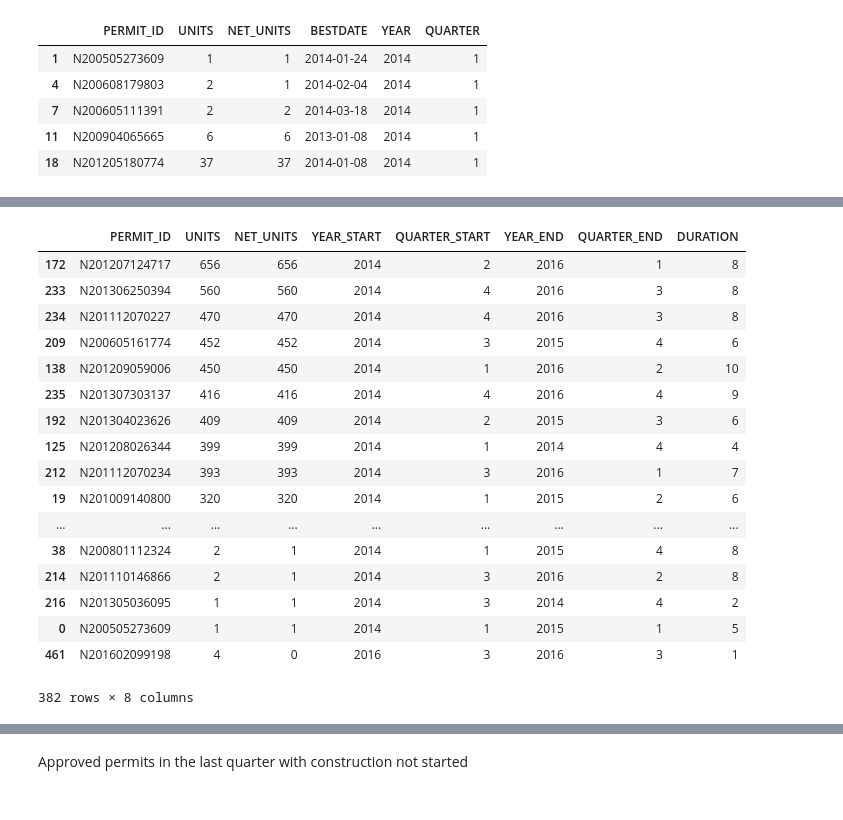
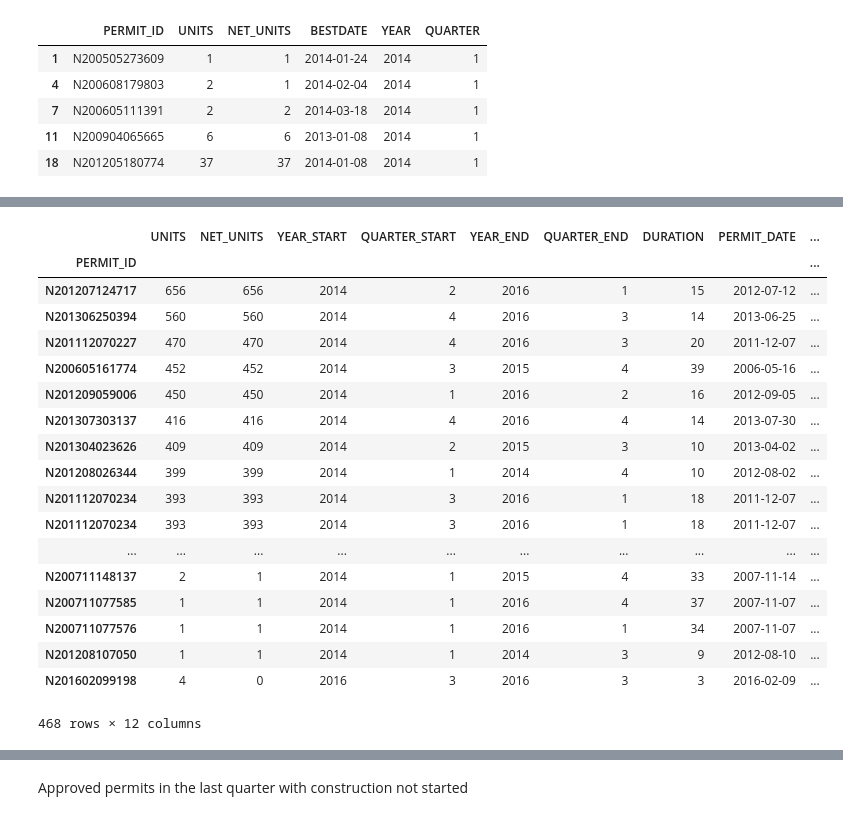
Before and after one commit to openland/statecraft-projects, a Jupyter notebook: housing_pipeline.ipynb, the cells around one changed output, grey strips where cells are left out. Drawn from its saved outputs; the diff is of its cells as text; code cells hidden in the pictures.

```diff
--- a/housing_pipeline.ipynb
+++ b/housing_pipeline.ipynb
@@ -30,6 +30,15 @@ def loadData():
             data.append(X)
     df = pd.concat(data)
     return df
+
+def loadPermits():
+    converters = {'Permit Number': lambda x: 'N'+x.replace(',','')}
+    X = pd.read_csv("data_complete/Building_Permits_Filtered.csv", sep=',', infer_datetime_format=True, parse_dates=['PERMIT_DATE', 'PERMIT_STATUS_DATE'])
+    X = X.set_index('PERMIT_ID')
+    return X
+
+permits = loadPermits()
+
 df = loadData()
 #print(df.head())
 df = df[columns]
@@ -57,10 +66,10 @@ See the caveats in the documentation: http://pandas.pydata.org/pandas-docs/stabl
 # %%
 #df[(df["BESTSTAT"] == "CONSTRUCTION") & (df["YEAR"] == 2014)].sort_values(by=['NET_UNITS'], ascending=False)
 #construction_start = df.sort(['BESTDATE', 'YEAR', 'QUARTER']).drop_duplicates(subset=distinct_columns, keep="first")
-construction_start = df.sort(['YEAR', 'QUARTER']).drop_duplicates(subset=distinct_columns, keep="first")
+construction_start = df.sort_values(['YEAR', 'QUARTER']).drop_duplicates(subset=distinct_columns, keep="first")
 #construction_start.rename(columns = {'BESTDATE':'STARTDATE'}, inplace = True)
 
-construction_end = df.sort(['YEAR', 'QUARTER']).drop_duplicates(subset=distinct_columns, keep="last")
+construction_end = df.sort_values(['YEAR', 'QUARTER']).drop_duplicates(subset=distinct_columns, keep="last")
 #construction_end.rename(columns = {'BESTDATE':'ENDDATE'}, inplace = True)
 
 
@@ -69,7 +78,18 @@ data = pd.merge(construction_start[['PERMIT_ID', 'YEAR', 'QUARTER']], constructi
 # not applicable as BESTDATE seems not to be updated
 #data['DURATION'] = (data['ENDDATE'] - data['STARTDATE']) / np.timedelta64(1, 'D')
 
-data['DURATION'] = (data['YEAR_END'] - data['YEAR_START']) * 4 + data['QUARTER_END'] - data['QUARTER_START'] + 1
-data = data[['PERMIT_ID', 'UNITS', 'NET_UNITS', 'YEAR_START', 'QUARTER_START', 'YEAR_END', 'QUARTER_END', 'DURATION']]
+data = data[~data.duplicated('PERMIT_ID')]
+
+data = data.set_index('PERMIT_ID')
+
+print(len(data))
+data = data.join(permits, how='inner')
+print(len(data))
+
+data['PERMIT_DATE_YEAR'] = pd.DatetimeIndex(data['PERMIT_DATE']).year
+data['PERMIT_DATE_QUARTER'] = pd.DatetimeIndex(data['PERMIT_DATE']).quarter
+
+data['DURATION'] = (data['YEAR_END'] - data['PERMIT_DATE_YEAR']) * 4 + data['QUARTER_END'] - data['PERMIT_DATE_QUARTER'] + 1
+data = data[['UNITS', 'NET_UNITS', 'YEAR_START', 'QUARTER_START', 'YEAR_END', 'QUARTER_END', 'DURATION', 'PERMIT_DATE', 'PERMIT_DATE_YEAR', 'PERMIT_DATE_QUARTER', 'PERMIT_STATUS', 'PERMIT_STATUS_DATE']]
 data.head()
 # %% [output]
@@ -107,7 +129,7 @@ dtype: int64
 # %%
-not_completed_ids = data[(data['YEAR_END'] == 2017)]['PERMIT_ID']
-complete = data[~data['PERMIT_ID'].isin(not_completed_ids)]
-incomplete = data[data['PERMIT_ID'].isin(not_completed_ids)]
+not_completed_ids = data[(data['YEAR_END'] == 2017)].index
+complete = data[~data.index.isin(not_completed_ids)]
+incomplete = data[data.index.isin(not_completed_ids)]
 print(complete.count())
 print(incomplete.count())
 # %% [output]
@@ -132,24 +153,25 @@ dtype: int64
 # %%
-complete.sort(['NET_UNITS'], ascending=False)
+complete.sort_values(['NET_UNITS'], ascending=False)
 # %% [output]
-|  | PERMIT_ID | UNITS | NET_UNITS | YEAR_START | QUARTER_START | YEAR_END | QUARTER_END | DURATION |
-| 172 | N201207124717 | 656 | 656 | 2014 | 2 | 2016 | 1 | 8 |
-| 233 | N201306250394 | 560 | 560 | 2014 | 4 | 2016 | 3 | 8 |
-| 234 | N201112070227 | 470 | 470 | 2014 | 4 | 2016 | 3 | 8 |
-| 209 | N200605161774 | 452 | 452 | 2014 | 3 | 2015 | 4 | 6 |
-| 138 | N201209059006 | 450 | 450 | 2014 | 1 | 2016 | 2 | 10 |
-| 235 | N201307303137 | 416 | 416 | 2014 | 4 | 2016 | 4 | 9 |
-| 192 | N201304023626 | 409 | 409 | 2014 | 2 | 2015 | 3 | 6 |
-| 125 | N201208026344 | 399 | 399 | 2014 | 1 | 2014 | 4 | 4 |
-| 212 | N201112070234 | 393 | 393 | 2014 | 3 | 2016 | 1 | 7 |
-| 19 | N201009140800 | 320 | 320 | 2014 | 1 | 2015 | 2 | 6 |
-| ... | ... | ... | ... | ... | ... | ... | ... | ... |
-| 38 | N200801112324 | 2 | 1 | 2014 | 1 | 2015 | 4 | 8 |
-| 214 | N201110146866 | 2 | 1 | 2014 | 3 | 2016 | 2 | 8 |
-| 216 | N201305036095 | 1 | 1 | 2014 | 3 | 2014 | 4 | 2 |
-| 0 | N200505273609 | 1 | 1 | 2014 | 1 | 2015 | 1 | 5 |
-| 461 | N201602099198 | 4 | 0 | 2016 | 3 | 2016 | 3 | 1 |
+|  | UNITS | NET_UNITS | YEAR_START | QUARTER_START | YEAR_END | QUARTER_END | DURATION | PERMIT_DATE | ... |
+| PERMIT_ID |  |  |  |  |  |  |  |  | ... |
+| N201207124717 | 656 | 656 | 2014 | 2 | 2016 | 1 | 15 | 2012-07-12 | ... |
+| N201306250394 | 560 | 560 | 2014 | 4 | 2016 | 3 | 14 | 2013-06-25 | ... |
+| N201112070227 | 470 | 470 | 2014 | 4 | 2016 | 3 | 20 | 2011-12-07 | ... |
+| N200605161774 | 452 | 452 | 2014 | 3 | 2015 | 4 | 39 | 2006-05-16 | ... |
+| N201209059006 | 450 | 450 | 2014 | 1 | 2016 | 2 | 16 | 2012-09-05 | ... |
+| N201307303137 | 416 | 416 | 2014 | 4 | 2016 | 4 | 14 | 2013-07-30 | ... |
+| N201304023626 | 409 | 409 | 2014 | 2 | 2015 | 3 | 10 | 2013-04-02 | ... |
+| N201208026344 | 399 | 399 | 2014 | 1 | 2014 | 4 | 10 | 2012-08-02 | ... |
+| N201112070234 | 393 | 393 | 2014 | 3 | 2016 | 1 | 18 | 2011-12-07 | ... |
+| N201112070234 | 393 | 393 | 2014 | 3 | 2016 | 1 | 18 | 2011-12-07 | ... |
+| ... | ... | ... | ... | ... | ... | ... | ... | ... | ... |
+| N200711148137 | 2 | 1 | 2014 | 1 | 2015 | 4 | 33 | 2007-11-14 | ... |
+| N200711077585 | 1 | 1 | 2014 | 1 | 2016 | 4 | 37 | 2007-11-07 | ... |
+| N200711077576 | 1 | 1 | 2014 | 1 | 2016 | 1 | 34 | 2007-11-07 | ... |
+| N201208107050 | 1 | 1 | 2014 | 1 | 2014 | 3 | 9 | 2012-08-10 | ... |
+| N201602099198 | 4 | 0 | 2016 | 3 | 2016 | 3 | 3 | 2016-02-09 | ... |
-382 rows × 8 columns
+468 rows × 12 columns
 # %%
 print("Median ", complete['DURATION'].median())
 print("Mean ", str(complete['DURATION'].mean()))
```
Also changed, not shown: parts of 15 cells of this notebook, 1 other file.
